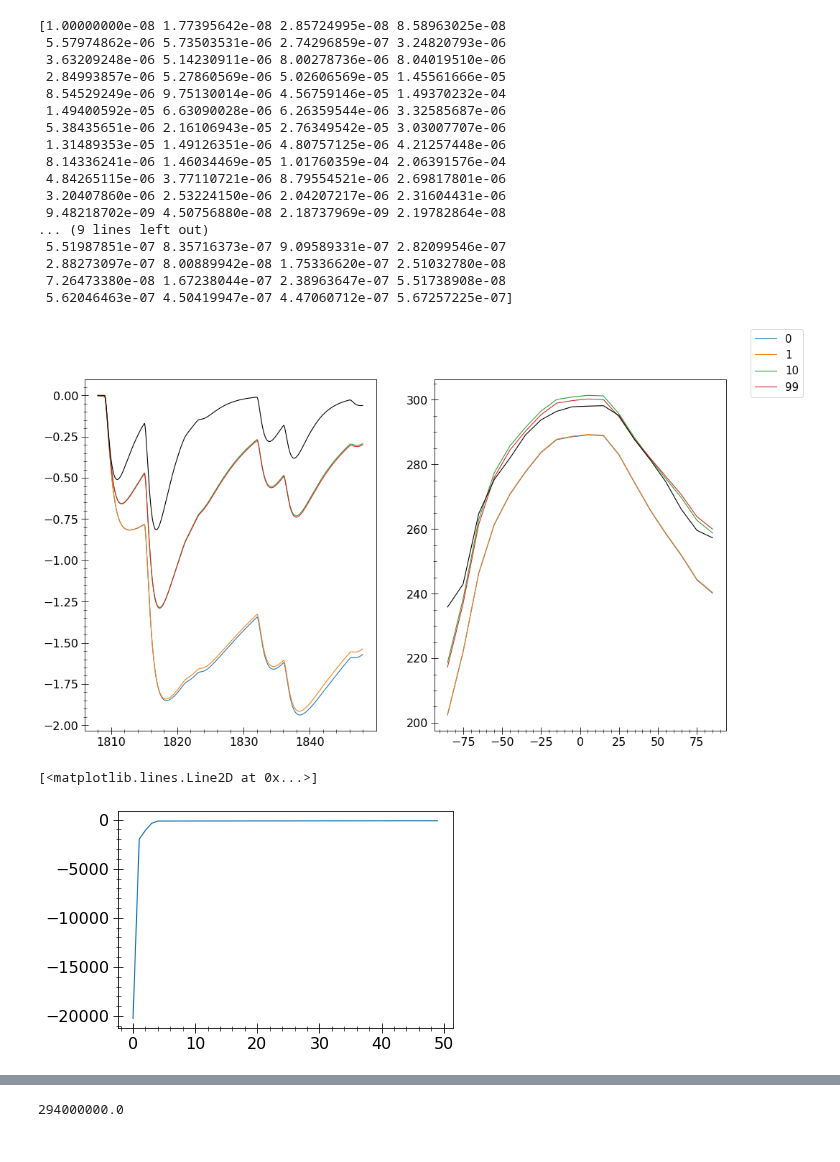
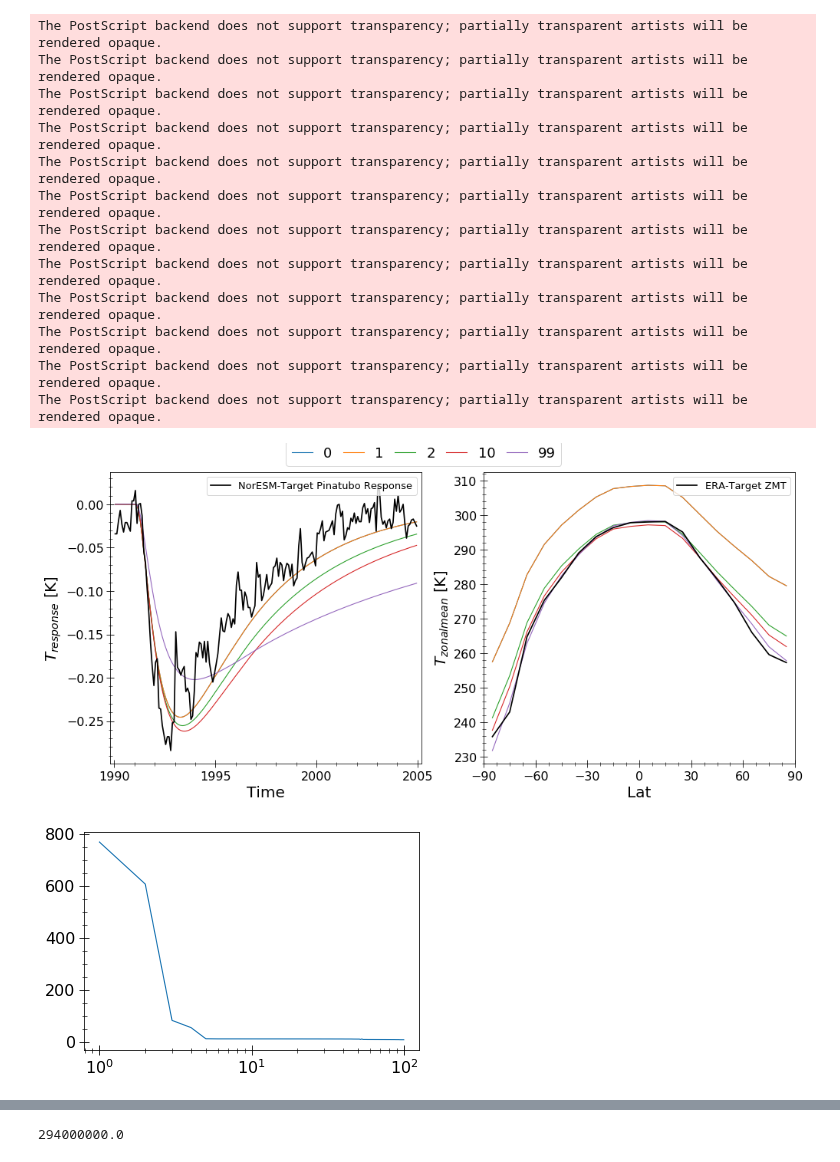
Before and after one commit to BenniSchmiedel/Low-dimensional-EBMs, a Jupyter notebook: Development_OptimizationCoupledTarget.ipynb, the cells around one changed output, grey strips where cells are left out. Saved outputs shown, nothing was run; the diff lists cells and outputs as text; code cells hidden in the pictures.

```diff
--- a/Development_OptimizationCoupledTarget.ipynb
+++ b/Development_OptimizationCoupledTarget.ipynb
@@ -41,6 +41,9 @@ Year_volc_1808_1858=Year_volc[int(1008*365/4):int(1048*365/4)]
 EVA_GMT_1800_1850=EVA_GMT[int(1000*365/4):int(1040*365/4)]
 EVA_GMT_1808_1858=EVA_GMT[int(1008*365/4):int(1048*365/4)]
 Lat_10,ZMT_10=np.loadtxt('Data/ERA_ZMT_Mean_10deginterpolated.txt')
+Year_NorESM, SO4_FORC, SAT_GISS, SAT_VOLC, SAT_ZERO, SAT_AFIT, SAT_TREN= \
+np.genfromtxt('Data/NorESM_Pinatubo_GMST_response.txt',skip_header=1,unpack=True)
+NORESM_1990_2005=SAT_VOLC-SAT_TREN
 # %%
 def coremodule(config,P0,P_pert_ratio,Pmin,Pmax,labels,ZMT,GMT,grid,maxlength,targetmode,target,targetfunction,ratio_ZMT_GMT,elevation,precision,num_paras,gamma0,control,controlconfig):
     from tqdm import tqdm, tnrange
@@ -321,42 +287,45 @@ Iteration no.3
 # %%
-fig,ax=plt.subplots(1,2,figsize=(16,9))
-for i in [0,1,10,99]:
-    ax[0].plot(Year_volc_1808_1858,data[1][i,0],label=i)
-for i in [0,1,10,99]:
-    ax[1].plot(Vars.Lat,data[0][i,0]+elevation)
+fig,ax=plt.subplots(1,2,figsize=(16,7))
+for i in [0,1,2,10,99]:
+    ax[0].plot(Year_NorESM,data[1][i,0],label=i)
+plt.figlegend(fontsize=18,ncol=5,bbox_to_anchor=(0.6,0.96),columnspacing=0.8,handlelength=1.5)
+for i in [0,1,2,10,99]:
+    ax[1].plot(Vars.Lat,data[0][i,0])
 #plt.plot(Year_volc_1808_1858,data[1,1])
 #plt.plot(Year_volc_1808_1858,data[1,2])
 #plt.plot(Year_volc_1808_1858,data[1,3])
 #plt.plot(Year_volc_1808_1858,data[1,4])
-ax[0].plot(Year_volc_1808_1858,EVA_GMT_1808_1858,c='k')
-ax[1].plot(Lat_10,ZMT_10,c='k')
-plt.figlegend(fontsize=15)
+line1=ax[0].plot(Year_NorESM,NORESM_1990_2005,c='k',linewidth=1.7,label='NorESM-Target Pinatubo Response')
+line2=ax[1].plot(Lat_10,ZMT_10,c='k',linewidth=1.7,label='ERA-Target ZMT')
+ax[1].set_xticks(np.linspace(-90,90,7)), ax[1].set_xlim(-90,90)
+ax[0].set_xlabel('Time'),ax[0].set_ylabel('$T_{response}$ [K]')
+ax[1].set_xlabel('Lat'),ax[1].set_ylabel('$T_{zonal mean}$ [K]')
+ax[0].set_xticks(np.linspace(1990,2005,4)), ax[0].set_xlim(1989.8,2005.2)
+ax[0].legend((line1),['NorESM-Target Pinatubo Response'],fontsize=13,loc='upper right')
+ax[1].legend((line2),['ERA-Target ZMT'],fontsize=13,loc='upper right')
+#plt.figlegend(fontsize=18,ncol=5,bbox_to_anchor=(0.6,0.96),columnspacing=0.8,handlelength=1.5)
 #plt.xlim(1808,1858)
-print(gamma)
+plt.savefig('Data/Coupled_Optimization_SellersRup_025.eps',format='EPS',bbox_inches='tight')
 # %% [output]
-[1.00000000e-08 1.77395642e-08 2.85724995e-08 8.58963025e-08
- 5.57974862e-06 5.73503531e-06 2.74296859e-07 3.24820793e-06
- 3.63209248e-06 5.14230911e-06 8.00278736e-06 8.04019510e-06
- 2.84993857e-06 5.27860569e-06 5.02606569e-05 1.45561666e-05
- 8.54529249e-06 9.75130014e-06 4.56759146e-05 1.49370232e-04
- 1.49400592e-05 6.63090028e-06 6.26359544e-06 3.32585687e-06
- 5.38435651e-06 2.16106943e-05 2.76349542e-05 3.03007707e-06
- 1.31489353e-05 1.49126351e-06 4.80757125e-06 4.21257448e-06
- 8.14336241e-06 1.46034469e-05 1.01760359e-04 2.06391576e-04
- 4.84265115e-06 3.77110721e-06 8.79554521e-06 2.69817801e-06
- 3.20407860e-06 2.53224150e-06 2.04207217e-06 2.31604431e-06
- 9.48218702e-09 4.50756880e-08 2.18737969e-09 2.19782864e-08
-... (9 lines left out)
- 5.51987851e-07 8.35716373e-07 9.09589331e-07 2.82099546e-07
- 2.88273097e-07 8.00889942e-08 1.75336620e-07 2.51032780e-08
- 7.26473380e-08 1.67238044e-07 2.38963647e-07 5.51738908e-08
- 5.62046463e-07 4.50419947e-07 4.47060712e-07 5.67257225e-07]
+The PostScript backend does not support transparency; partially transparent artists will be rendered opaque.
+The PostScript backend does not support transparency; partially transparent artists will be rendered opaque.
+The PostScript backend does not support transparency; partially transparent artists will be rendered opaque.
+The PostScript backend does not support transparency; partially transparent artists will be rendered opaque.
+The PostScript backend does not support transparency; partially transparent artists will be rendered opaque.
+The PostScript backend does not support transparency; partially transparent artists will be rendered opaque.
+The PostScript backend does not support transparency; partially transparent artists will be rendered opaque.
+The PostScript backend does not support transparency; partially transparent artists will be rendered opaque.
+The PostScript backend does not support transparency; partially transparent artists will be rendered opaque.
+The PostScript backend does not support transparency; partially transparent artists will be rendered opaque.
+The PostScript backend does not support transparency; partially transparent artists will be rendered opaque.
+The PostScript backend does not support transparency; partially transparent artists will be rendered opaque.
-[figure, old version]
+[figure, new version]
 # %%
-plt.plot(np.arange(50),dF[:,0])
+plt.plot(np.arange(100)+1,F[:,0])
+plt.xscale('log')
+#plt.yscale('log')
 # %% [output]
-[<matplotlib.lines.Line2D at 0x...>]
-[figure, old version]
+[figure, new version]
 # %%
 print(gamma)
 print(F)
```
Also changed, not shown: parts of 3 cells of this notebook, 19 other files.
